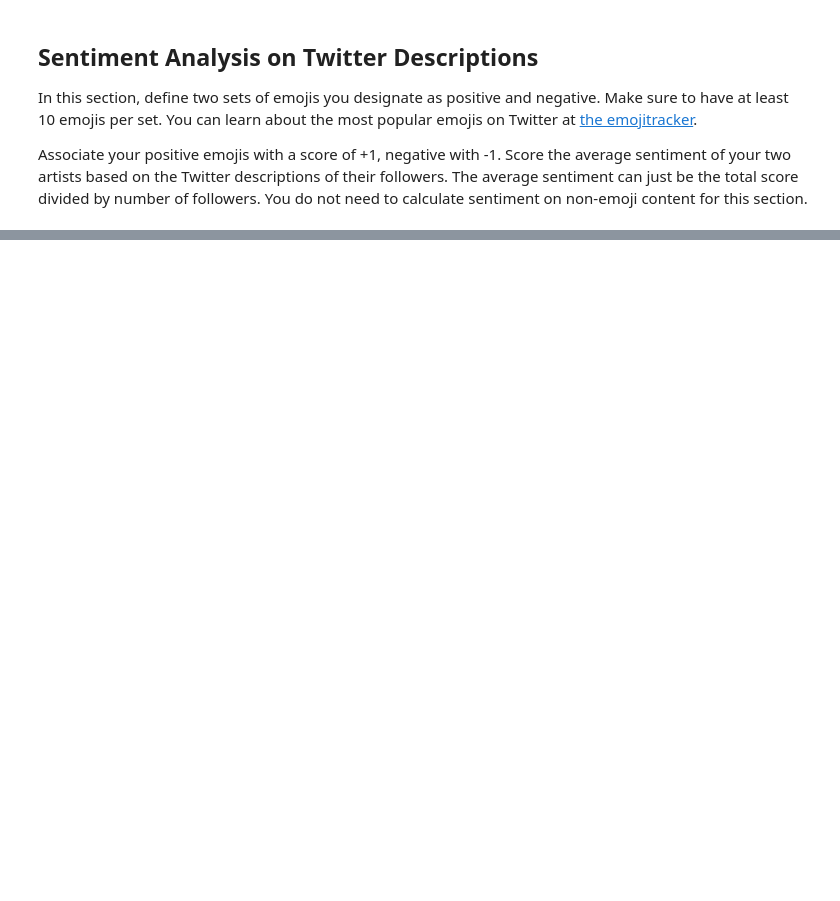
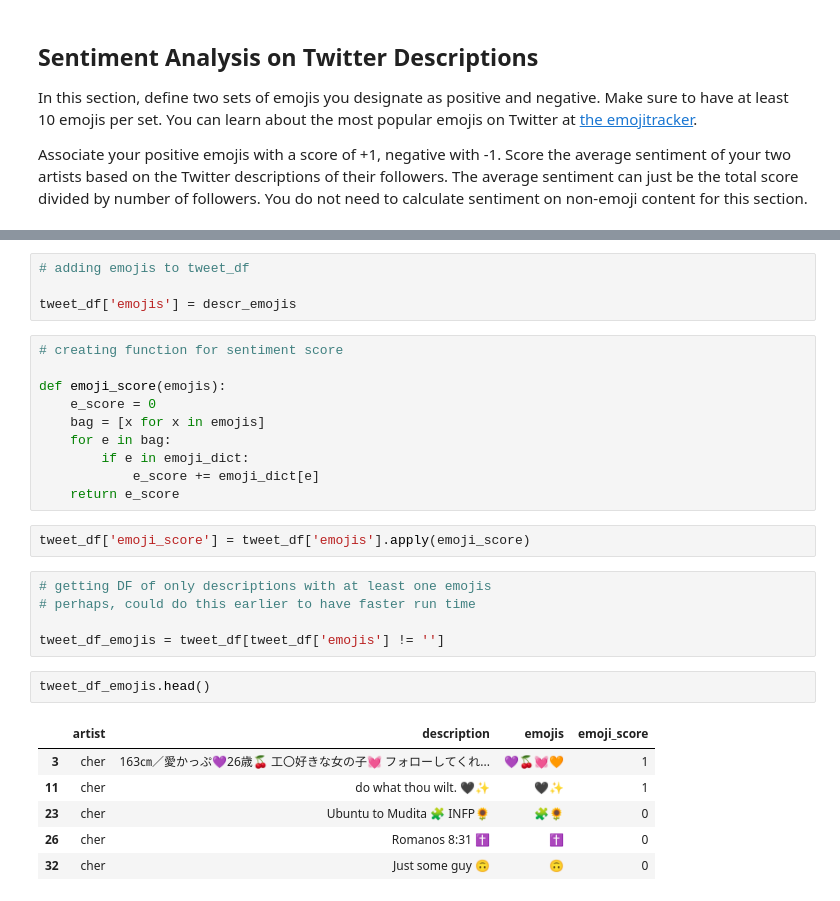
Before and after one commit to stephenkuc/ads509_sentiment_analysis, a Jupyter notebook: Sentiment Assignment.ipynb, the cells around one changed output, grey strips where cells are left out. Saved outputs shown, nothing was run; the diff lists cells and outputs as text; blank space fills up the shorter version.

Commit message:
Emoji/Twitter Description Analysis
Assignment completed

```diff
--- a/Sentiment Assignment.ipynb
+++ b/Sentiment Assignment.ipynb
@@ -307,0 +401,30 @@ Associate your positive emojis with a score of +1, negative with -1. Score the a
+# %%
+# adding emojis to tweet_df
+
+tweet_df['emojis'] = descr_emojis
+# %%
+# creating function for sentiment score
+
+def emoji_score(emojis):
+    e_score = 0
+    bag = [x for x in emojis]
+    for e in bag:
+        if e in emoji_dict:
+            e_score += emoji_dict[e]
+    return e_score
+# %%
+tweet_df['emoji_score'] = tweet_df['emojis'].apply(emoji_score)
+# %%
+# getting DF of only descriptions with at least one emojis
+# perhaps, could do this earlier to have faster run time
+
+tweet_df_emojis = tweet_df[tweet_df['emojis'] != '']
+# %%
+tweet_df_emojis.head()
+# %% [output]
+|  | artist | description | emojis | emoji_score |
+| 3 | cher | 163㎝／愛かっぷ💜26歳🍒 工〇好きな女の子💓 フォローしてくれ... | 💜🍒💓🧡 | 1 |
+| 11 | cher | do what thou wilt. 🖤✨ | 🖤✨ | 1 |
+| 23 | cher | Ubuntu to Mudita 🧩 INFP🌻 | 🧩🌻 | 0 |
+| 26 | cher | Romanos 8:31 ✝️ | ✝ | 0 |
+| 32 | cher | Just some guy 🙃 | 🙃 | 0 |
```
Also changed, not shown: parts of 30 cells of this notebook.
